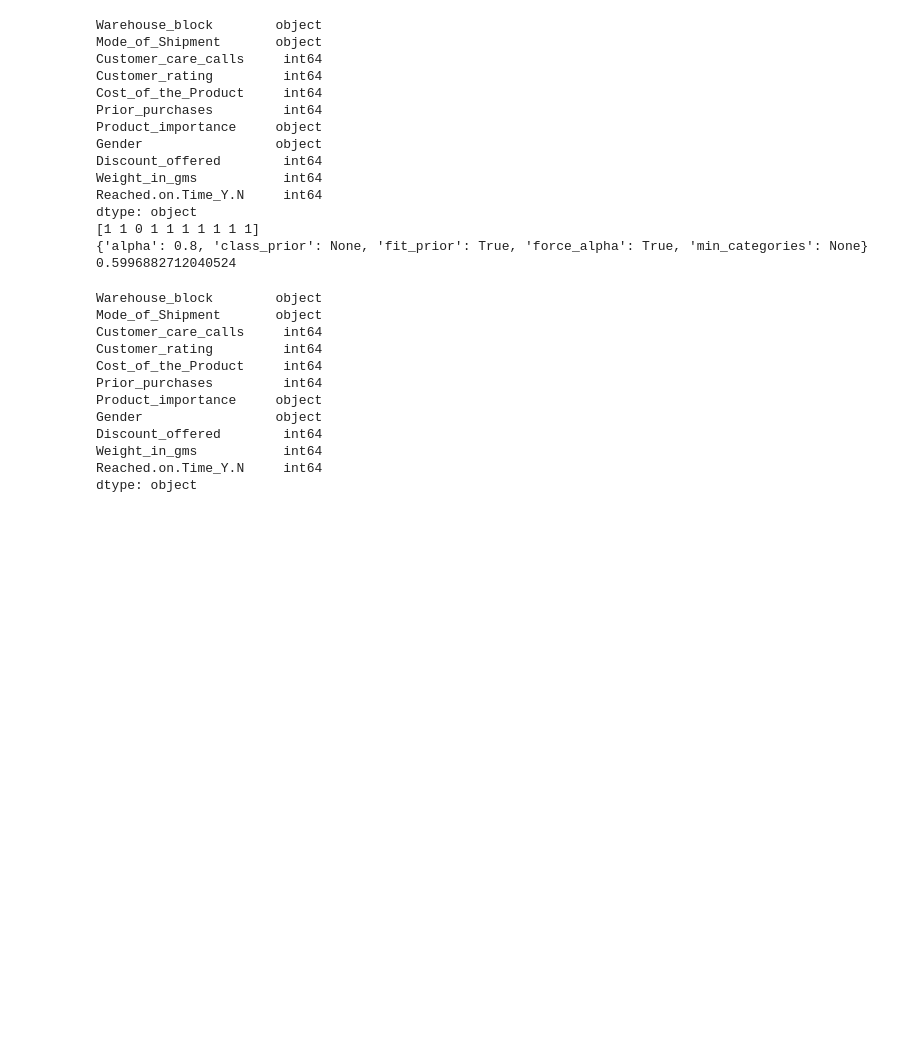
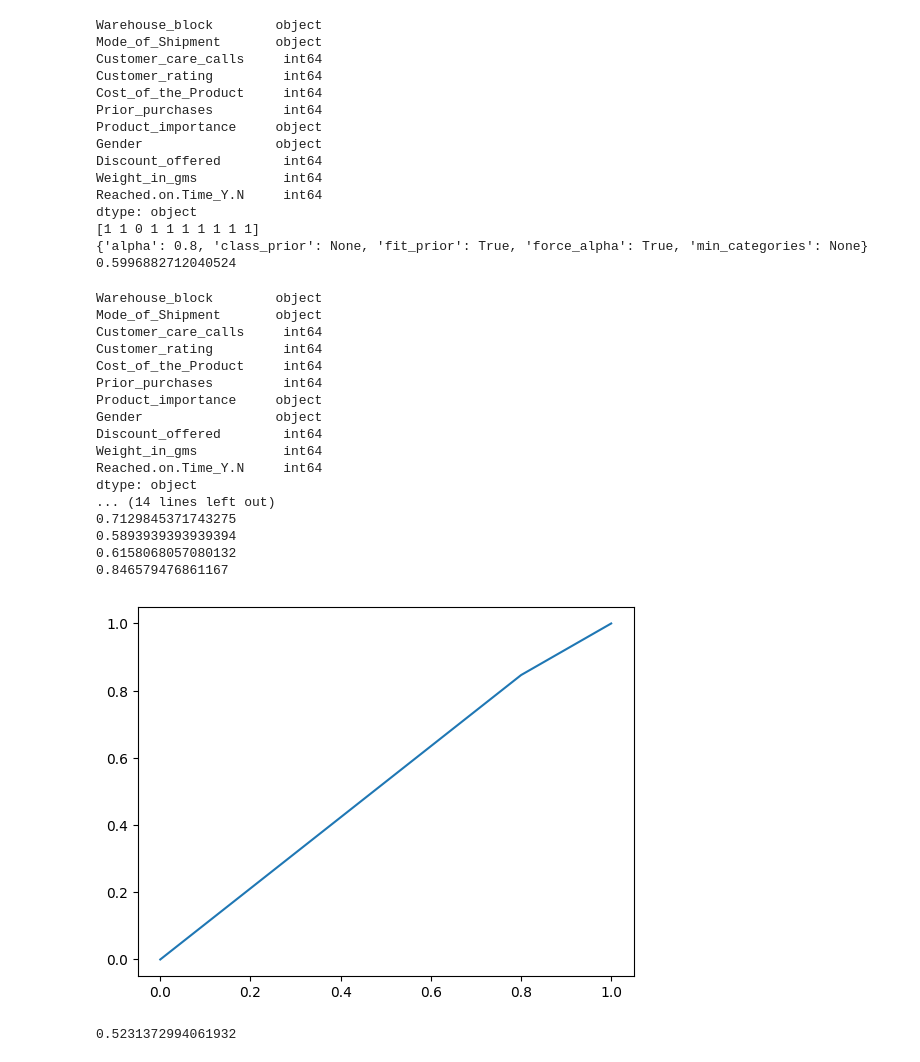
Before and after one commit to HongSeongMo/Bigdata_Analysis_Professional, a Jupyter notebook: 241101.ipynb, the cells around one changed output. Saved outputs shown, nothing was run; the diff lists cells and outputs as text; code cells hidden in the pictures; blank space fills up the shorter version.

```diff
--- a/241101.ipynb
+++ b/241101.ipynb
@@ -399,30 +399,53 @@ import pandas as pd
 from sklearn.naive_bayes import CategoricalNB
 from sklearn.model_selection import train_test_split
 from sklearn.metrics import classification_report, confusion_matrix
 from sklearn.metrics import roc_curve, auc
 from sklearn.metrics import f1_score
 from sklearn.metrics import accuracy_score
 from sklearn.metrics import precision_score
 from sklearn.metrics import recall_score
 import matplotlib.pyplot as plt
 data = pd.read_csv('/content/drive/MyDrive/Colab Notebooks/work/train_commerce.csv', index_col=0)
 df = data.dropna()
 print(df.dtypes)
 df['Product_importance'] = df['Product_importance'].map({'low': 0, 'medium': 1, 'high': 2})
 df['Reached.on.Time_Y.N'] = df['Reached.on.Time_Y.N'].astype('category')
 x = df[['Customer_care_calls','Product_importance','Prior_purchases']].to_numpy()
 y = df['Reached.on.Time_Y.N'].to_numpy()
 trainx, testx, trainy, testy = train_test_split(x, y, test_size=0.3, random_state=42)
+model = CategoricalNB(alpha=0.8).fit(trainx, trainy)
+predictions = model.predict(testx)
+print(predictions[:10])
+print(model.get_params())
+print(model.score(testx, testy))
+conf = confusion_matrix(testy, predictions)
+print(conf)
+print(classification_report(testy, predictions))
+print(f1_score(testy, predictions))
+print(accuracy_score(testy, predictions))
+print(precision_score(testy, predictions))
+print(recall_score(testy, predictions))
+fpr, tpr, thresholds = roc_curve(testy, predictions)
+plt.plot(fpr, tpr)
+plt.show()
+print(auc(fpr, tpr))
 # %% [output]
 Warehouse_block        object
 Mode_of_Shipment       object
 Customer_care_calls     int64
 Customer_rating         int64
 Cost_of_the_Product     int64
 Prior_purchases         int64
 Product_importance     object
 Gender                 object
 Discount_offered        int64
 Weight_in_gms           int64
 Reached.on.Time_Y.N     int64
 dtype: object
+... (14 lines left out)
+0.7129845371743275
+0.5893939393939394
+0.6158068057080132
+0.846579476861167
+[figure, added]
+0.5231372994061932
```
